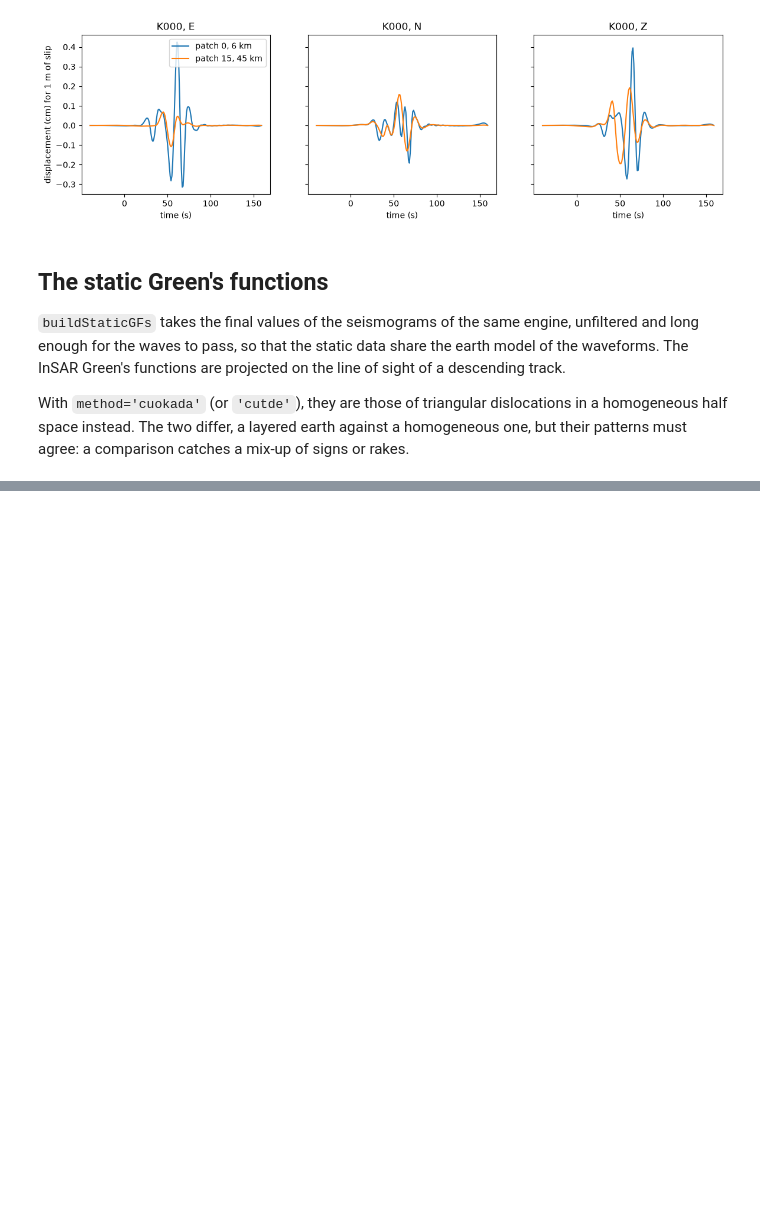
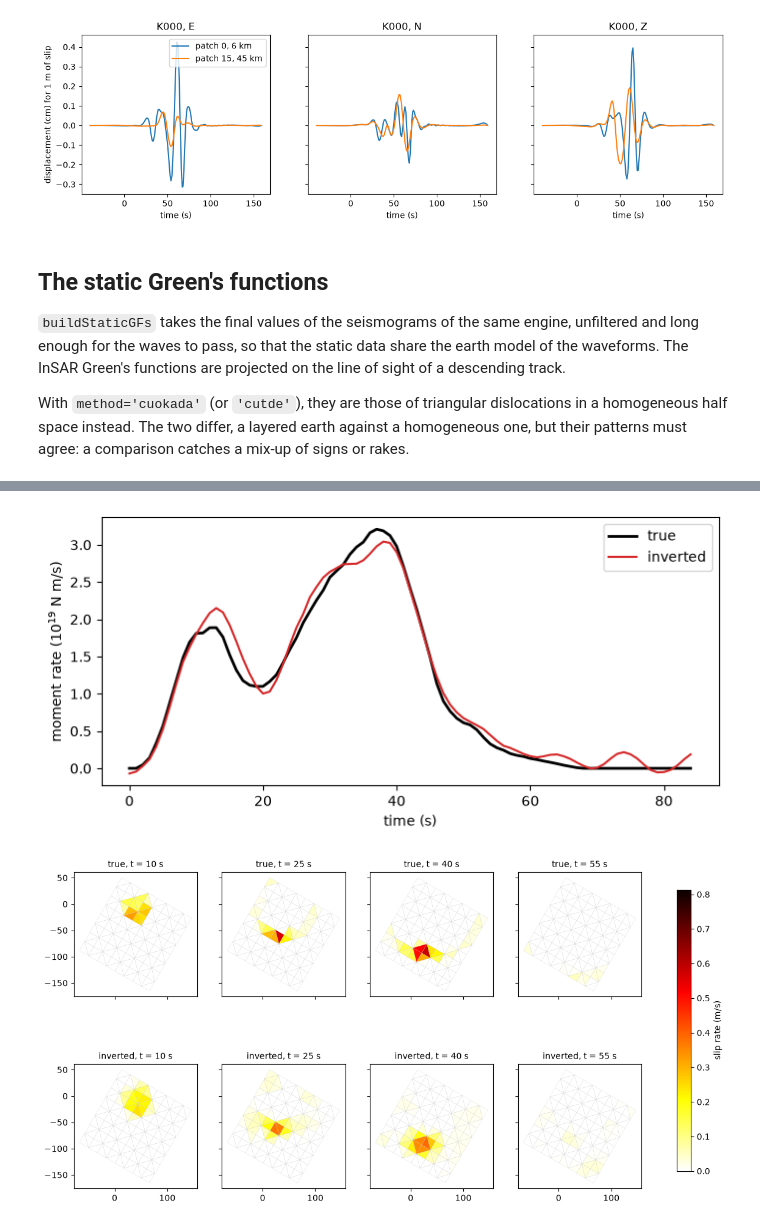
Before and after one commit to jolivetr/csi, a Jupyter notebook: notebooks/tutoTriangularKinematic.ipynb, the cells around one changed output, grey strips where cells are left out. Drawn from its saved outputs; the diff is of its cells as text; code cells hidden in the pictures; blank space fills up the shorter version.

```diff
--- a/notebooks/tutoTriangularKinematic.ipynb
+++ b/notebooks/tutoTriangularKinematic.ipynb
@@ -273,0 +389,30 @@ plt.show()
+# %%
+# the slip of each time step along the final slip of its patch: small values of either sign, the noise
+# the inversion fits, then cancel, as they would not in the magnitude of the slip
+def along_final(history, final_slip):
+    direction = final_slip / np.maximum(np.hypot(*final_slip), 1e-12)
+    return (history * direction[None]).sum(1)
+
+# the moment rate, and the slip rate at a few times
+rate_moment = lambda history, final_slip: (fault.mu * np.asarray(fault.area) * 1e6 * along_final(history, final_slip)).sum(1) / dt
+fig, ax = plt.subplots(figsize=(8, 3.5))
+ax.plot(tk, rate_moment(Mb, true_final) / 1e19, 'k', lw=2, label='true')
+ax.plot(tk, rate_moment(Mb_inv, slip_inv) / 1e19, 'C3', label='inverted')
+ax.set_xlabel('time (s)'); ax.set_ylabel('moment rate (10$^{19}$ N m/s)'); ax.legend()
+plt.show()
+
+times = [10, 25, 40, 55]
+fig, axes = plt.subplots(2, len(times), figsize=(15, 7.5), sharex=True, sharey=True)
+rates = {'true': along_final(Mb, true_final) / dt, 'inverted': along_final(Mb_inv, slip_inv) / dt}
+peak = rates['true'].max()
+for col, tt in enumerate(times):
+    for row, title in enumerate(['true', 'inverted']):
+        ax = axes[row, col]
+        pc = ax.tripcolor(V[:, 0], V[:, 1], F, facecolors=np.clip(rates[title][tt], 0, None), cmap='hot_r', vmin=0, vmax=peak,
+                          edgecolors='0.8', lw=0.2)
+        ax.set_aspect('equal'); ax.set_title(f'{title}, t = {tt} s', fontsize=10)
+fig.colorbar(pc, ax=axes, label='slip rate (m/s)', shrink=0.8)
+plt.show()
+# %% [output]
+[figure, added]
+[figure, added]
```
Also changed, not shown: parts of 21 cells of this notebook.
